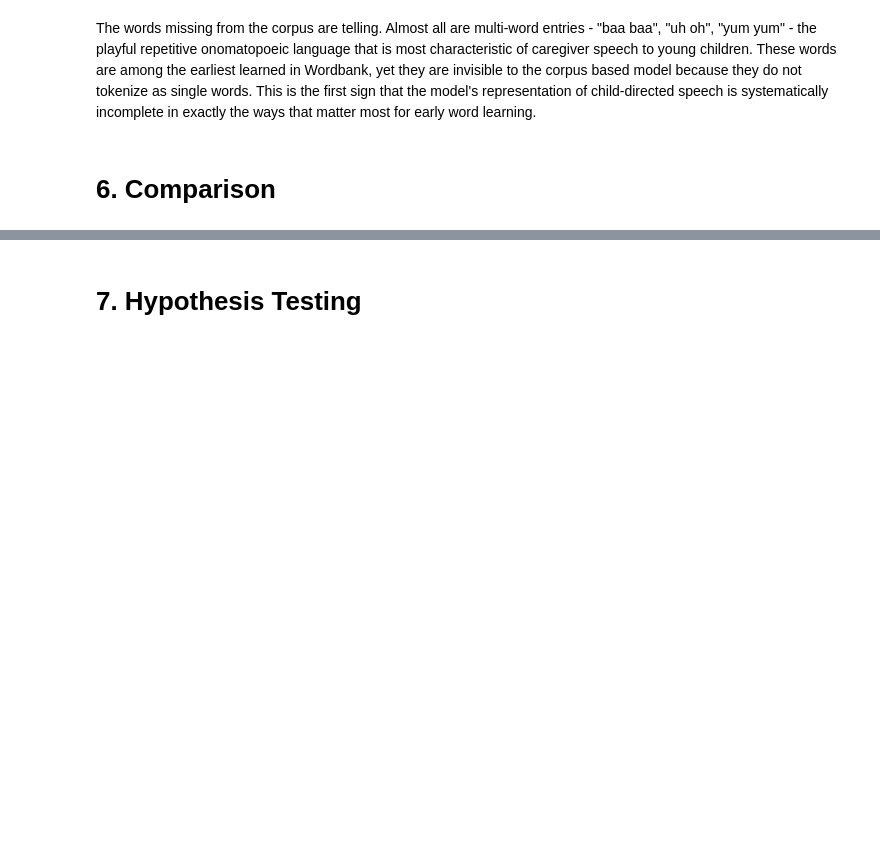
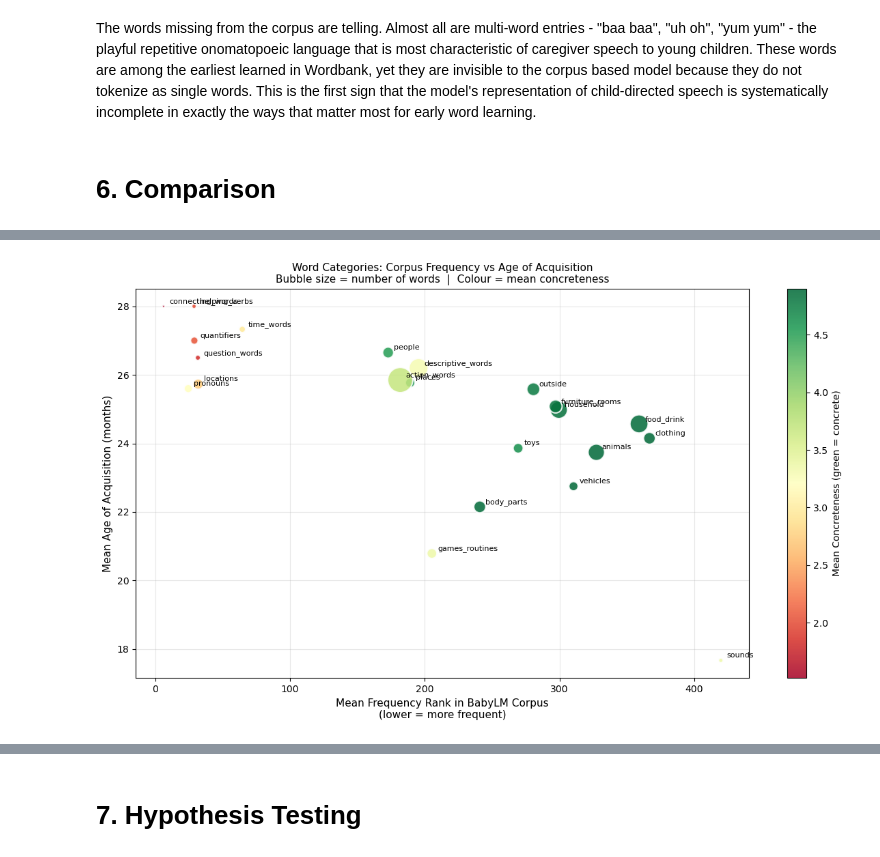
Before and after one commit to Slavena1/Softuni-Data-Science-Final-Project, a Jupyter notebook: SlavenaDataScienceProject.ipynb, the cells around one changed output, grey strips where cells are left out. Drawn from its saved outputs; the diff is of its cells as text; code cells hidden in the pictures; blank space fills up the shorter version.

```diff
--- a/SlavenaDataScienceProject.ipynb
+++ b/SlavenaDataScienceProject.ipynb
@@ -397,0 +538,10 @@ The words missing from the corpus are telling. Almost all are multi-word entries
+# %%
+category_stats = df_analysis.groupby('category').agg(
+    n_words        = ('word', 'count'),
+    mean_aoa       = ('aoa', 'mean'),
+    mean_freq_rank = ('freq_rank', 'mean'),
+    mean_concrete  = ('concreteness', 'mean')
+).round(2).sort_values('mean_aoa')
+
+print("Category Statistics (sorted by mean AoA):")
+display(category_stats)
@@ -397,0 +568,29 @@ The words missing from the corpus are telling. Almost all are multi-word entries
+# %%
+fig, ax = plt.subplots(figsize=(12, 7))
+
+scatter = ax.scatter(
+    category_stats['mean_freq_rank'],
+    category_stats['mean_aoa'],
+    s=category_stats['n_words'] * 8,
+    c=category_stats['mean_concrete'],
+    cmap='RdYlGn', alpha=0.85,
+    edgecolors='white', linewidth=1.5, zorder=3
+)
+
+for cat, row in category_stats.iterrows():
+    ax.annotate(cat, (row['mean_freq_rank'], row['mean_aoa']),
+               fontsize=8, ha='left',
+               xytext=(6, 3), textcoords='offset points')
+
+plt.colorbar(scatter, ax=ax, label='Mean Concreteness (green = concrete)')
+ax.set_xlabel('Mean Frequency Rank in BabyLM Corpus\n(lower = more frequent)',
+              fontsize=11)
+ax.set_ylabel('Mean Age of Acquisition (months)', fontsize=11)
+ax.set_title('Word Categories: Corpus Frequency vs Age of Acquisition\n'
+             'Bubble size = number of words  |  Colour = mean concreteness',
+             fontsize=11)
+ax.grid(True, alpha=0.3)
+plt.tight_layout()
+plt.show()
+# %% [output]
+[figure, added]
```
Also changed, not shown: parts of 14 cells of this notebook.
